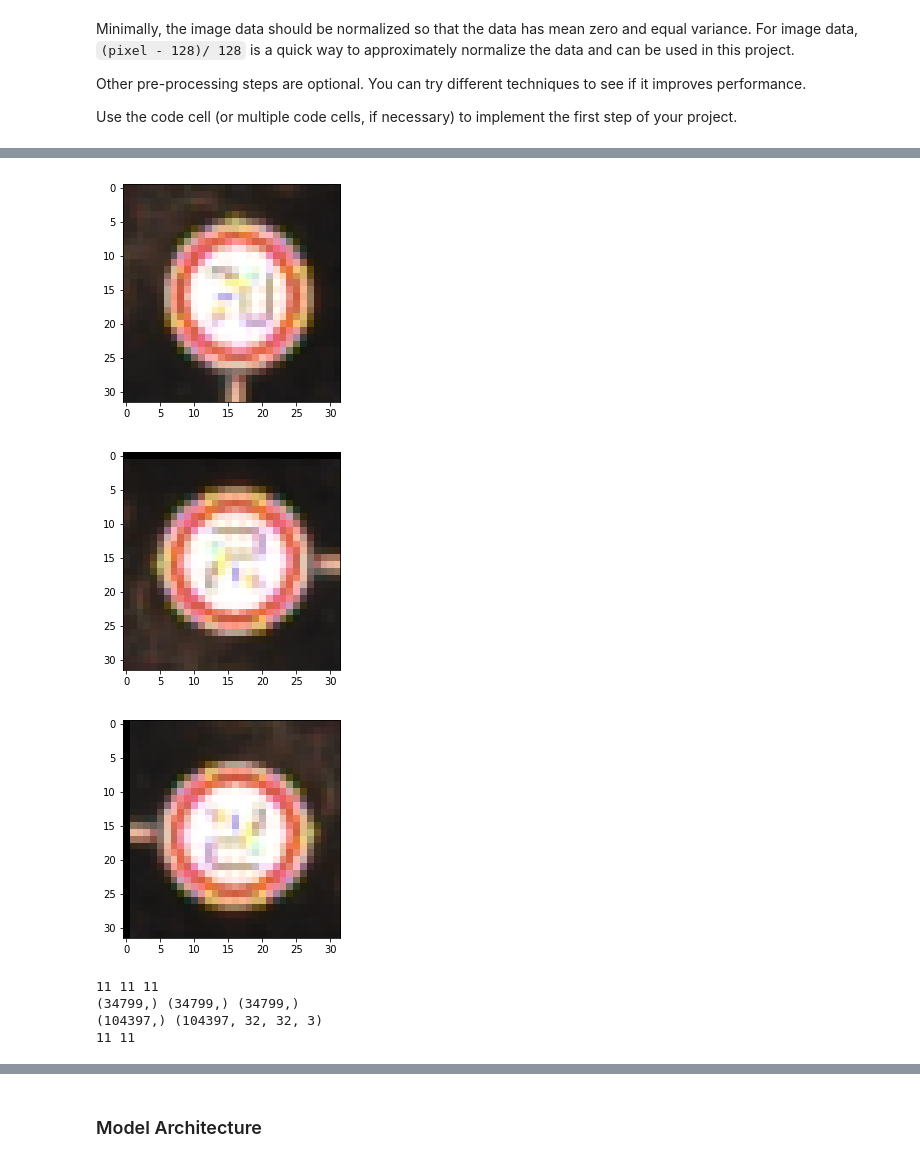
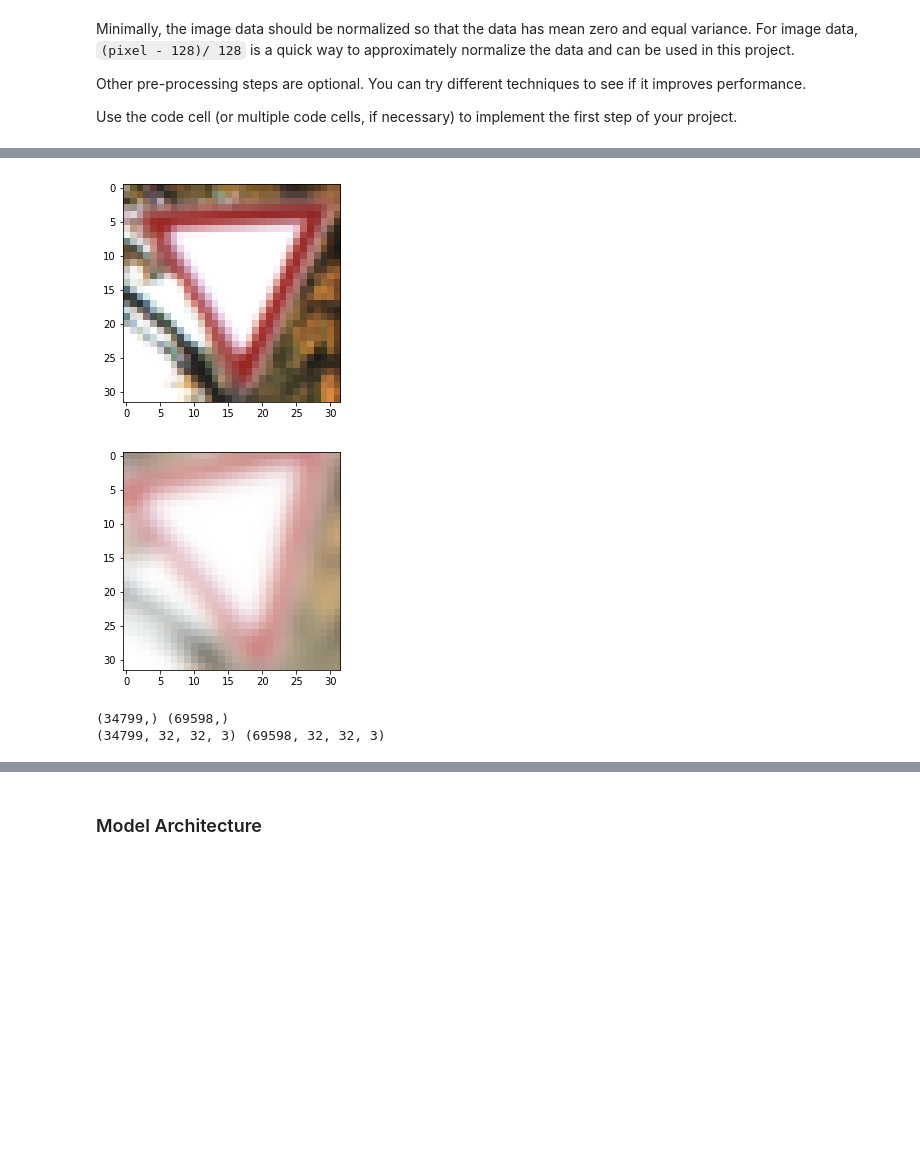
Before and after one commit to TPrabhat/Traffic-Sign-Classifier, a Jupyter notebook: Traffic_Sign_Classifier.ipynb, the cells around one changed output, grey strips where cells are left out. Saved outputs shown, nothing was run; the diff lists cells and outputs as text; code cells hidden in the pictures; blank space fills up the shorter version.

Commit message:
Added ability to rotate, blur, zoom training data
Data processing now includes a duplicate set of the training set which is rotated, gaussian blurred, zoomed and gamma corrected

```diff
--- a/Traffic_Sign_Classifier.ipynb
+++ b/Traffic_Sign_Classifier.ipynb
@@ -184,0 +190,20 @@ def normalize_to_gray(data):
+# %%
+def adjust_gamma(image, gamma=1.0):
+    # build a lookup table mapping the pixel values [0, 255] to
+    # their adjusted gamma values
+    invGamma = 1.0 / gamma
+    table = np.array([((i / 255.0) ** invGamma) * 255
+        for i in np.arange(0, 256)]).astype("uint8")
+
+    # apply gamma correction using the lookup table
+    return cv2.LUT(image, table)
+
+# test out on 5 random images
+for i in range(5):
+    rnd = np.random.randint(0, len(X_train))
+    img = X_train[rnd]
+    plt.imshow(img)
+    plt.show()
+    gamma_corrected = adjust_gamma(img, 2.2)
+    plt.imshow(gamma_corrected)
+    plt.show()
@@ -185,57 +221,58 @@ def normalize_to_gray(data):
 # %%
-# Rotate the image by an angle wrt the center
-
 # create empty arrays for augmenting dataset
 X_rotated_left = []
 y_rotated_left = []
 
 X_rotated_right = []
 y_rotated_right = []
 
+# Rotate teh image 10 deg to the left
 def rotation(img, angle):
-    rot_mat = cv2.getRotationMatrix2D((cols/2,rows/2),angle,1)
-    dst = cv2.warpAffine(img,rot_mat,(cols,rows))
+    rows, cols, channels = img.shape
+    rot_mat = cv2.getRotationMatrix2D((cols/2,rows/2),angle,1.2)
+    # Gaussian blur the augmented image
+    #apply gamma correction after warping image
+    dst = adjust_gamma(cv2.warpAffine(gaussian_blur(img),rot_mat,(cols,rows)), 2.2)
     return dst
 
-for i in range(len(X_train)):
-    X_rotated_left.append(rotation(X_train[i], 90))
-    y_rotated_left.append(y_train[i])
-    X_rotated_right.append(rotation(X_train[i], -90))
-    y_rotated_right.append(y_train[i])
+def augmented_dataset(X_train, y_train):
+    # create empty arrays for augmenting dataset
+    X_rotated_left = []
+    y_rotated_left = []
 
+    X_rotated_right = []
+    y_rotated_right = []
+
+    for i in range(len(X_train)):
+        X_rotated_left.append(rotation(X_train[i], 10))
+        y_rotated_left.append(y_train[i])
+
+    return (np.concatenate((X_train, X_rotated_left)),np.concatenate((y_train, y_rotated_left)))
 
 # Pick a random image
 rnd = np.random.randint(0, len(X_train))
+X_augmented, y_augmented = augmented_dataset(X_train, y_train)
 
 img = X_train[rnd]
 # display the image
 plt.imshow(img)
 plt.show()
 
-img = X_rotated_left[rnd]
+img = X_augmented[rnd+len(X_train)]
 # display the image
 plt.imshow(img)
 plt.show()
 
-img = X_rotated_right[rnd]
+#img = X_augmented[rnd  + (2*len(X_train))]
 # display the image
-plt.imshow(img)
-plt.show()
+#plt.imshow(img)
+#plt.show()
 
-print (y_train[rnd], y_rotated_left[rnd], y_rotated_right[rnd])
-print (np.shape(y_train), np.shape(y_rotated_left), np.shape(y_rotated_right))
-
-X_augmented = np.concatenate((X_train, X_rotated_left, X_rotated_right))
-y_augmented = np.concatenate((y_train, y_rotated_left, y_rotated_right))
-
-print (np.shape(y_augmented), np.shape(X_augmented))
-print (y_train[rnd], y_augmented[rnd])
+print (np.shape(y_train), np.shape(y_augmented))
+print (np.shape(X_train), np.shape(X_augmented))
 # %% [output]
-[figure, old version]
+[figure, new version]
-[figure, old version]
+[figure, new version]
-[figure, removed]
-11 11 11
-(34799,) (34799,) (34799,)
-(104397,) (104397, 32, 32, 3)
-11 11
+(34799,) (69598,)
+(34799, 32, 32, 3) (69598, 32, 32, 3)
 # %%
```
Also changed, not shown: parts of 16 cells of this notebook.
